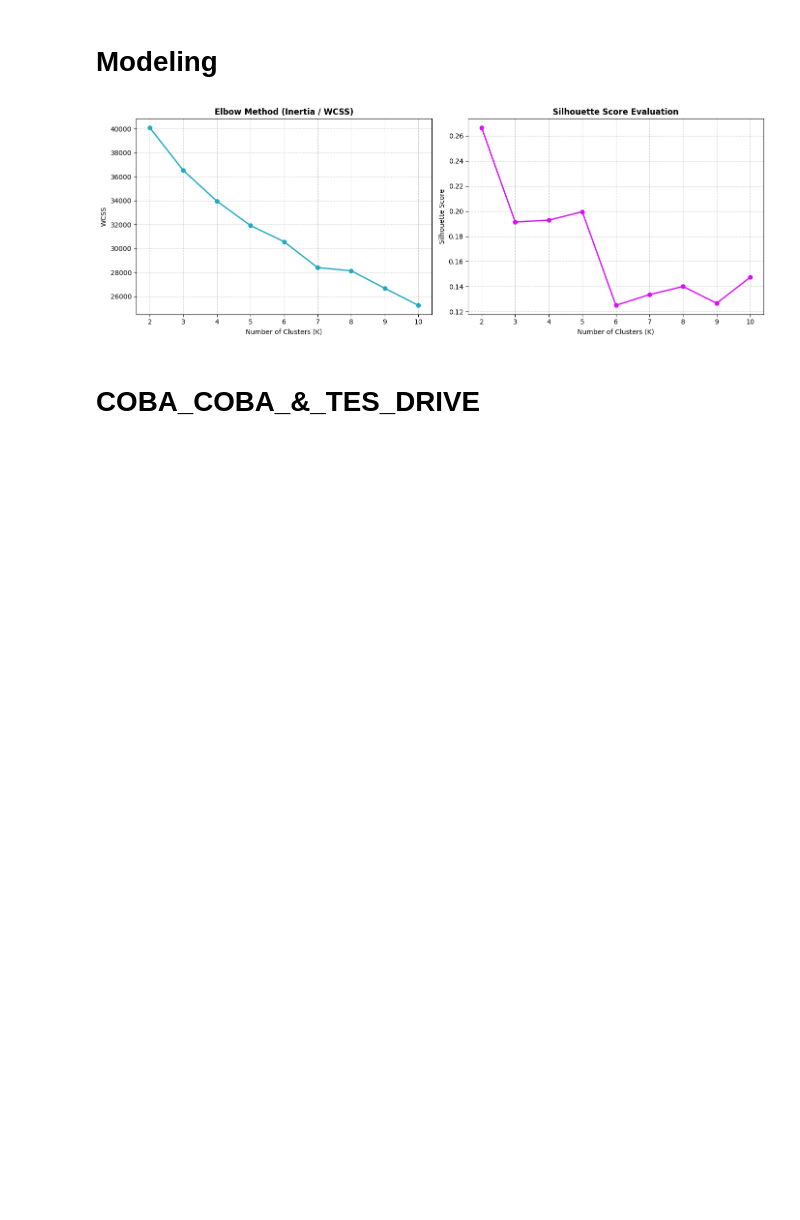
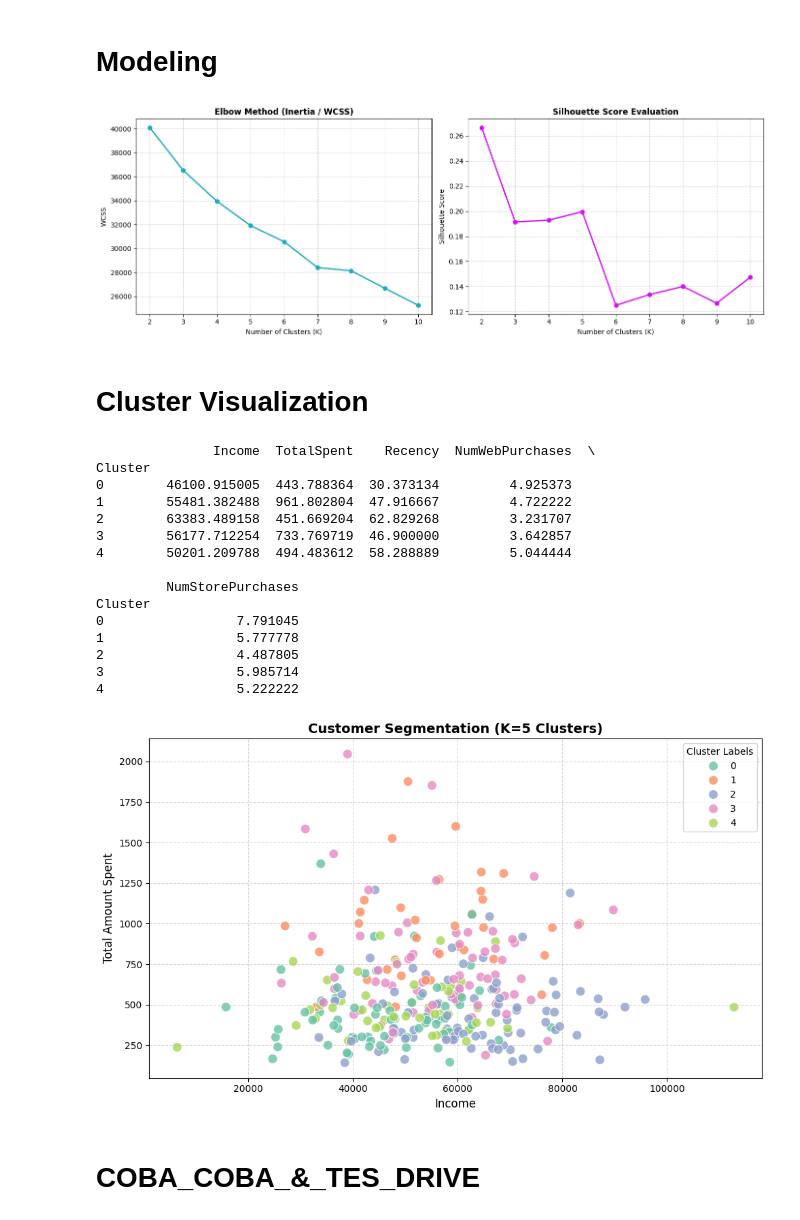
Before and after one commit to raqiwardhana/rakamin02, a Jupyter notebook: Predict Customer Personality to Boost Marketing Campaign by Using Machine Learning/Conversion_Rate - Copy.ipynb, the cells around one changed output. Drawn from its saved outputs; the diff is of its cells as text; code cells hidden in the pictures; blank space fills up the shorter version.

```diff
--- a/Predict Customer Personality to Boost Marketing Campaign by Using Machine Learning/Conversion_Rate - Copy.ipynb
+++ b/Predict Customer Personality to Boost Marketing Campaign by Using Machine Learning/Conversion_Rate - Copy.ipynb
@@ -359,6 +409,86 @@ plt.tight_layout()
 plt.show()
 # %% [output]
 [figure]
+# %% [markdown]
+# Cluster Visualization
+# %%
+# Set seed for reproducibility
+np.random.seed(42)
+n_samples = 300
+
+# Continuous numerical features based on the schema
+income = np.random.normal(55000, 15000, n_samples)
+recency = np.random.randint(0, 100, n_samples)
+mnt_coke = np.random.exponential(300, n_samples)
+mnt_fruits = np.random.exponential(30, n_samples)
+mnt_meat = np.random.exponential(150, n_samples)
+mnt_fish = np.random.exponential(40, n_samples)
+mnt_sweet = np.random.exponential(30, n_samples)
+mnt_gold = np.random.exponential(45, n_samples)
+num_web = np.random.poisson(4, n_samples)
+num_catalog = np.random.poisson(3, n_samples)
+num_store = np.random.poisson(6, n_samples)
+age = np.random.normal(45, 12, n_samples)
+
+df = pd.DataFrame({
+    'Income': income,
+    'Recency': recency,
+    'MntCoke': mnt_coke,
+    'MntFruits': mnt_fruits,
+    'MntMeatProducts': mnt_meat,
+    'MntFishProducts': mnt_fish,
+    'MntSweetProducts': mnt_sweet,
+    'MntGoldProds': mnt_gold,
+    'NumWebPurchases': num_web,
+    'NumCatalogPurchases': num_catalog,
+    'NumStorePurchases': num_store,
+    'Age': age
+})
+
+# As requested by the user previously, the data is "already scaled", so we mimic that by scaling it here before fit
+from sklearn.preprocessing import StandardScaler
+scaler = StandardScaler()
+X_scaled = scaler.fit_transform(df)
+
+# Fit K-Means with 5 clusters
+kmeans = KMeans(n_clusters=5, random_state=42, n_init=10)
+df['Cluster'] = kmeans.fit_predict(X_scaled)
+
+# Calculate total spending
+df['TotalSpent'] = df['MntCoke'] + df['MntFruits'] + df['MntMeatProducts'] + df['MntFishProducts'] + df['MntSweetProducts'] + df['MntGoldProds']
+
+# Group by cluster to analyze profiles
+cluster_summary = df.groupby('Cluster').mean()
+print(cluster_summary[['Income', 'TotalSpent', 'Recency', 'NumWebPurchases', 'NumStorePurchases']])
+
+# Visualize using a scatter plot: Income vs Total Spending colored by Cluster
+plt.figure(figsize=(10, 6))
+sns.scatterplot(data=df, x='Income', y='TotalSpent', hue='Cluster', palette='Set2', s=100, alpha=0.8)
+plt.title('Customer Segmentation (K=5 Clusters)', fontsize=14, fontweight='bold')
+plt.xlabel('Income', fontsize=12)
+plt.ylabel('Total Amount Spent', fontsize=12)
+plt.legend(title='Cluster Labels')
+plt.grid(True, linestyle='--', alpha=0.5)
+plt.tight_layout()
+plt.savefig('customer_segments_5.png', dpi=300)
+plt.show()
+# %% [output]
+               Income  TotalSpent    Recency  NumWebPurchases  \
+Cluster
+0        46100.915005  443.788364  30.373134         4.925373
+1        55481.382488  961.802804  47.916667         4.722222
+2        63383.489158  451.669204  62.829268         3.231707
+3        56177.712254  733.769719  46.900000         3.642857
+4        50201.209788  494.483612  58.288889         5.044444
+
+         NumStorePurchases
+Cluster
+0                 7.791045
+1                 5.777778
+2                 4.487805
+3                 5.985714
+4                 5.222222
+[figure, added]
 # %% [markdown]
 # COBA_COBA_&_TES_DRIVE
 # %%
```
Also changed, not shown: parts of 6 cells of this notebook.
